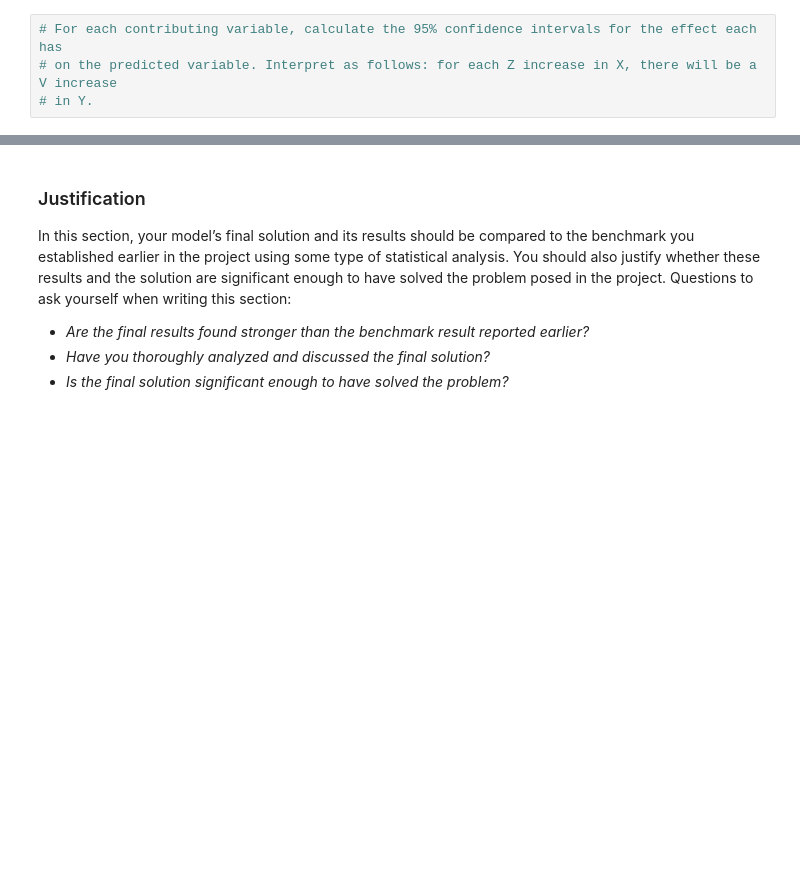
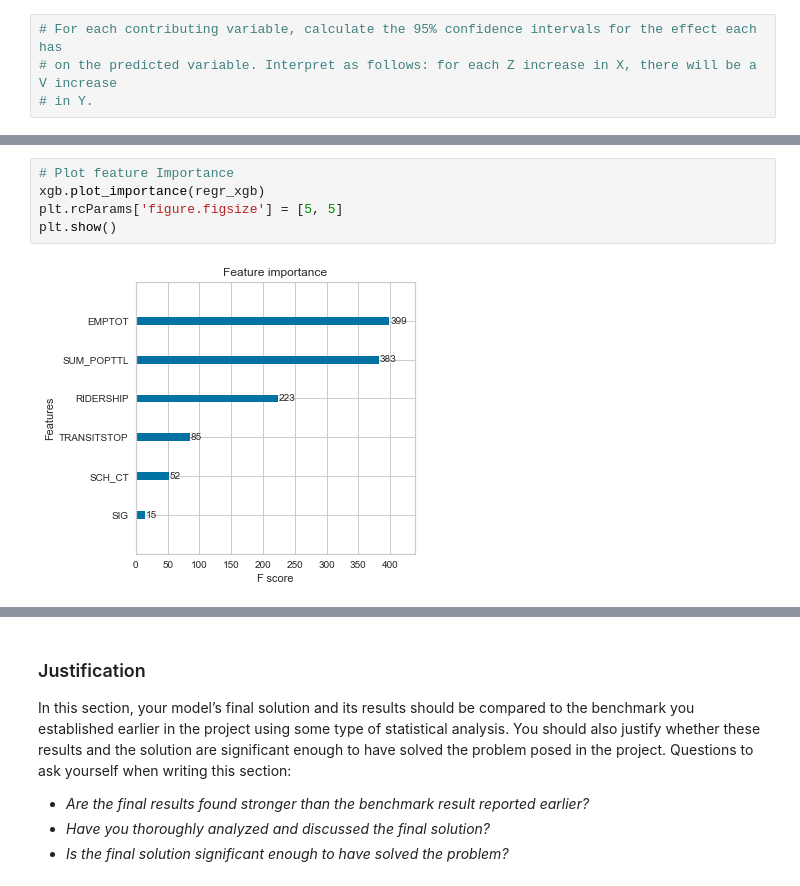
Before and after one commit to black-tea/vehicle-vol-pdf-scrape, a Jupyter notebook: Predicting Pedestrian Volumes.ipynb, the cells around one changed output, grey strips where cells are left out. Cells and saved outputs as stored; diff of their text form; blank space fills up the shorter version.

```diff
--- a/Predicting Pedestrian Volumes.ipynb
+++ b/Predicting Pedestrian Volumes.ipynb
@@ -404,0 +600,7 @@ One of the validations I performed on the model included confirming that there i
+# %%
+# Plot feature Importance
+xgb.plot_importance(regr_xgb)
+plt.rcParams['figure.figsize'] = [5, 5]
+plt.show()
+# %% [output]
+[figure, added]
```
Also changed, not shown: parts of 19 cells of this notebook.
